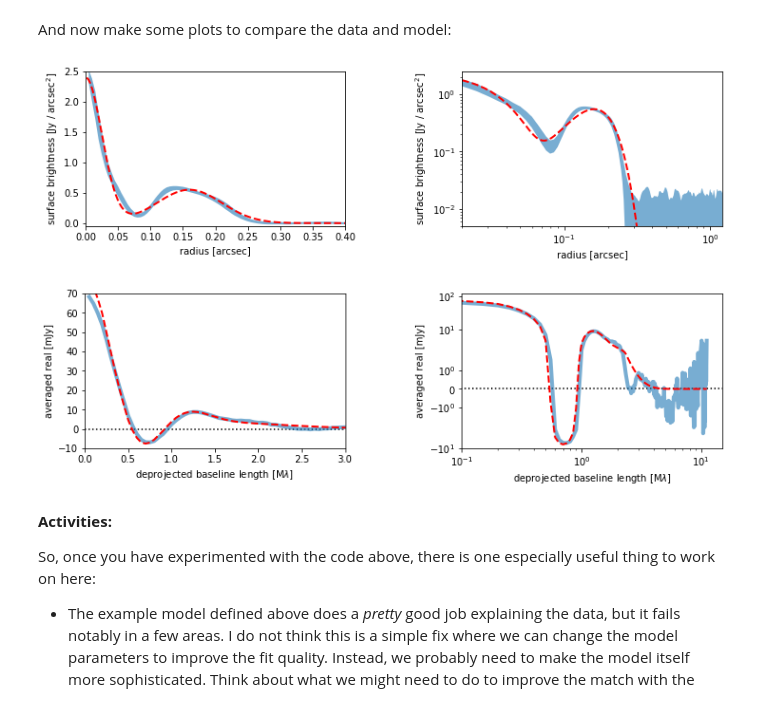
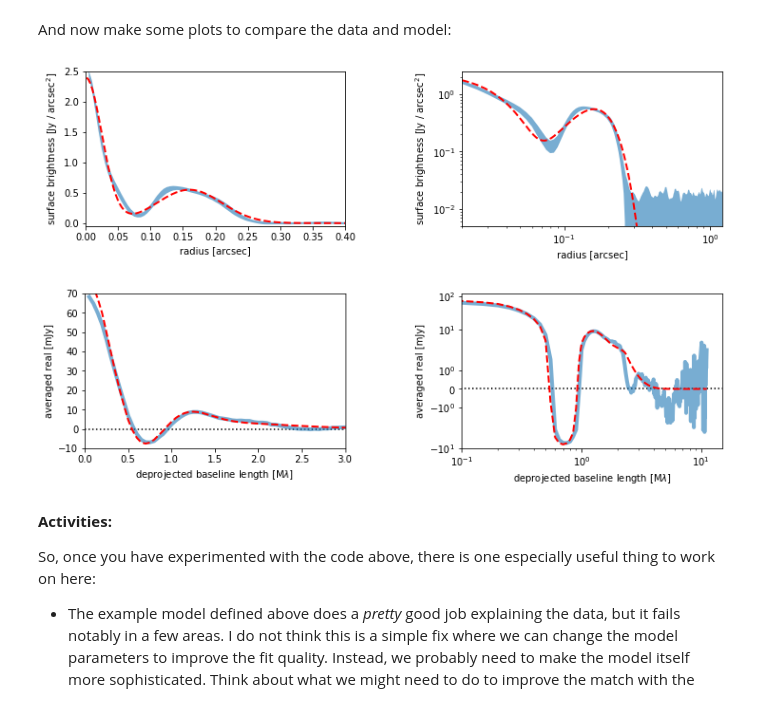
Before and after one commit to seanandrews/DSHARP_CPDs, a Jupyter notebook: Part4_VisibilityFitting_withD3SB.ipynb, the cells around one changed output. Drawn from its saved outputs; the diff is of its cells as text; code cells hidden in the pictures.

```diff
--- a/Part4_VisibilityFitting_withD3SB.ipynb
+++ b/Part4_VisibilityFitting_withD3SB.ipynb
@@ -92,7 +92,7 @@ Then, we can look at the variation of the real and imaginary components of the v
 # %%
 # the geometric inputs (this must be the same as used to make the profile!)
 incl, PA = 24.2, 43.7
-offRA, offDEC = -0.0636, -0.5090
+offRA, offDEC = -0.060, -0.509
 
 # decide on the bins in (u,v)-distance for the profile, in kilo-lambda units
 uvbins = np.arange(50, 13020, 50)
@@ -214,7 +214,7 @@ And now make some plots to compare the data and model:
 fig, axs = plt.subplots(ncols=2, figsize=(12,3))
 
 ax = axs[0]
-ax.fill_between(rbins, SBr-err_SBr, SBr+err_SBr, alpha=0.6)
+ax.fill_between(r, SBr-err_SBr, SBr+err_SBr, alpha=0.6)
 ax.set_xlim([0.0, 0.4])
 ax.set_ylim([-0.05, 2.5])
 ax.set_xlabel('radius [arcsec]')
@@ -222,7 +222,7 @@ ax.set_ylabel('surface brightness [Jy / arcsec$^2$]')
 ax.plot(rbin_centers, model_Inu, '--r', lw=2)
 
 ax = axs[1]
-ax.fill_between(rbins, SBr-err_SBr, SBr+err_SBr, alpha=0.6)
+ax.fill_between(r, SBr-err_SBr, SBr+err_SBr, alpha=0.6)
 ax.set_xscale('log')
 ax.set_yscale('log')
 ax.set_xlim([0.02, 1.2])
@@ -233,34 +233,34 @@ ax.plot(rbin_centers, model_Inu, '--r', lw=2)
 
 fig.subplots_adjust(wspace=0.45)
 
 
 # visibility profiles
 fig, axs = plt.subplots(ncols=2, figsize=(12,3))
 
 ax = axs[0]
 ax.plot([0, 15], [0, 0], ':k')
 ax.plot(rho_dat * 1e-6, Vrho_dat.real * 1e3, alpha=0.6, lw=4)
 ax.set_xlim([0, 3])
 ax.set_xlabel('deprojected baseline length [M$\\lambda$]')
 ax.set_ylim([-10, 70])
 ax.set_ylabel('averaged real [mJy]')
 ax.plot(rho_model * 1e-6, Vrho_model.real * 1e3, '--r', lw=2)
 
 ax = axs[1]
 ax.plot([0, 15], [0, 0], ':k')
 ax.plot(rho_dat * 1e-6, Vrho_dat.real * 1e3, alpha=0.6, lw=4)
 ax.set_xlim([0.1, 15])
 ax.set_xscale('log')
 ax.set_xlabel('deprojected baseline length [M$\\lambda$]')
 ax.set_ylim([-10, 125])
 ax.set_yscale('symlog')
 ax.set_ylabel('averaged real [mJy]')
 ax.plot(rho_model * 1e-6, Vrho_model.real * 1e3, '--r', lw=2)
 
 fig.subplots_adjust(wspace=0.45)
 # %% [output]
 [figure]
-[figure, old version]
+[figure, new version]
 # %% [markdown]
 **Activities:**
 
```
Also changed, not shown: 2 other files.
